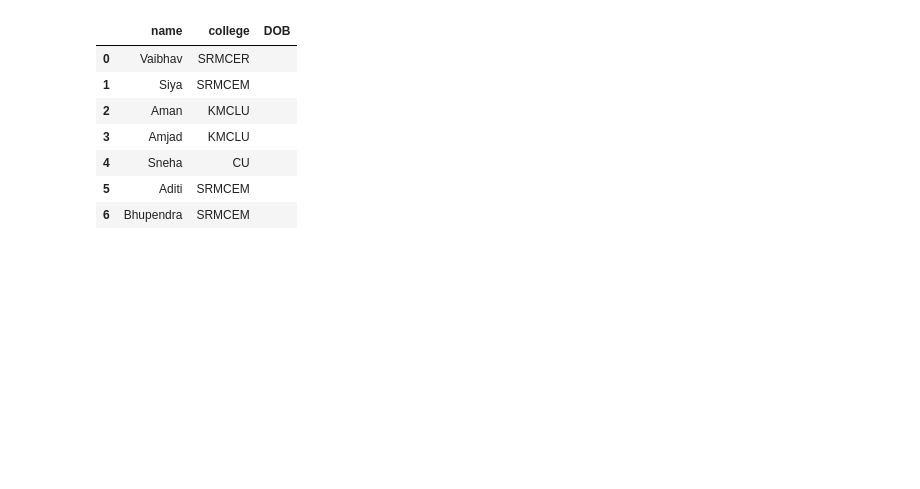
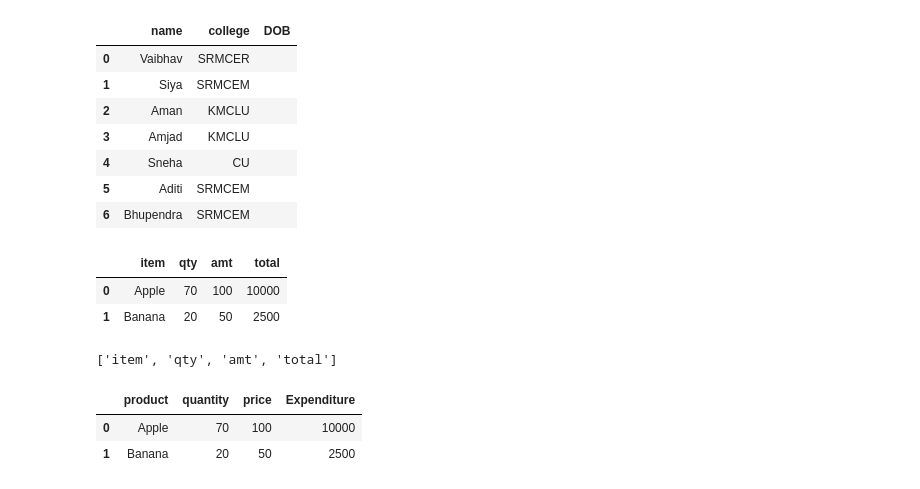
Before and after one commit to Amanmishra03/digipodium, a Jupyter notebook: data analysis/pandas.ipynb, the cells around one changed output. Drawn from its saved outputs; the diff is of its cells as text; code cells hidden in the pictures; blank space fills up the shorter version.

```diff
--- a/data analysis/pandas.ipynb
+++ b/data analysis/pandas.ipynb
@@ -204,3 +204,29 @@ sdf
 | 4 | Sneha | CU |  |
 | 5 | Aditi | SRMCEM |  |
 | 6 | Bhupendra | SRMCEM |  |
+# %%
+data['qty'] = data['qty'] - 10
+
+data
+# %% [output]
+|  | item | qty | amt | total |
+| 0 | Apple | 70 | 100 | 10000 |
+| 1 | Banana | 20 | 50 | 2500 |
+# %%
+data.columns.tolist()
+# %% [output]
+['item', 'qty', 'amt', 'total']
+# %%
+data.rename(
+    mapper={'item': 'product',
+            'qty': 'quantity',
+            'amt': 'price',
+            'total': 'Expenditure'},
+    axis=1,
+    inplace = True
+)
+data
+# %% [output]
+|  | product | quantity | price | Expenditure |
+| 0 | Apple | 70 | 100 | 10000 |
+| 1 | Banana | 20 | 50 | 2500 |
```
